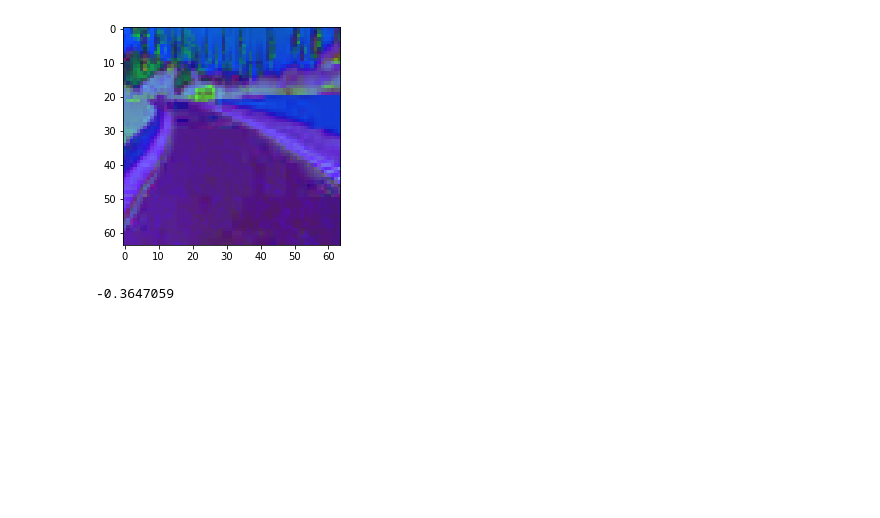
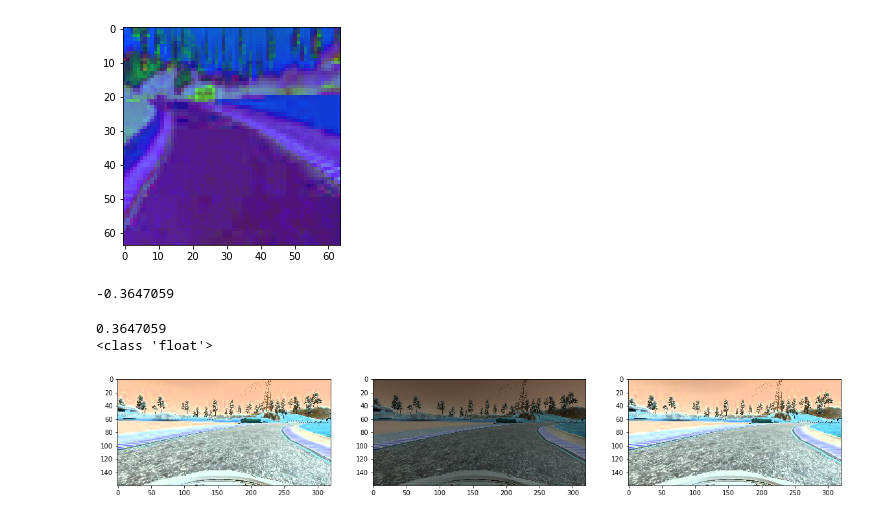
Before and after one commit to Rxmeez/SDCND-1-BehaviorialCloning, a Jupyter notebook: Behaviorial-Cloning-Model.ipynb, the cells around one changed output. Drawn from its saved outputs; the diff is of its cells as text; code cells hidden in the pictures; blank space fills up the shorter version.

Commit message:
Augmented Brightness function added

```diff
--- a/Behaviorial-Cloning-Model.ipynb
+++ b/Behaviorial-Cloning-Model.ipynb
@@ -34,6 +35,16 @@ def img_to_YUV(img):
     """ Converted Image from BGR to RGB """
     img = cv2.cvtColor(img, cv2.COLOR_RGB2HSV)
     return img
+# %%
+def aug_brightness(image):
+    image = cv2.cvtColor(image,cv2.COLOR_RGB2HSV)
+    image = np.array(image, dtype = np.float64)
+    random_bright = .5+np.random.uniform()
+    image[:,:,2] = image[:,:,2]*random_bright
+    image[:,:,2][image[:,:,2]>255]  = 255
+    image = np.array(image, dtype = np.uint8)
+    image = cv2.cvtColor(image,cv2.COLOR_HSV2RGB)
+    return image
 # %%
 samples = []
 with open('./data/driving_log.csv') as csvfile:
@@ -65,3 +82,25 @@ print(steering)
+# %%
+whichline = 3500
+filename = samples[whichline][0].split('/')[-1]
+current_path = "./data/IMG/{}".format(filename)
+steering = float(samples[whichline][3])
+print(steering)
+print(type(steering))
+plt.figure(figsize=(20,40))
+plt.subplot(1, 3, 1)
+img = aug_brightness(cv2.imread(current_path))
+plt.imshow(img)
+plt.subplot(1, 3, 2)
+img = aug_brightness(cv2.imread(current_path))
+plt.imshow(img)
+plt.subplot(1, 3, 3)
+img = aug_brightness(cv2.imread(current_path))
+plt.imshow(img)
+plt.show()
+# %% [output]
+0.3647059
+<class 'float'>
+[figure, added]
 # %%
 train_samples, validation_samples = train_test_split(samples, test_size=0.2)
 # %%
```
Also changed, not shown: parts of 2 cells of this notebook, 3 other files.
